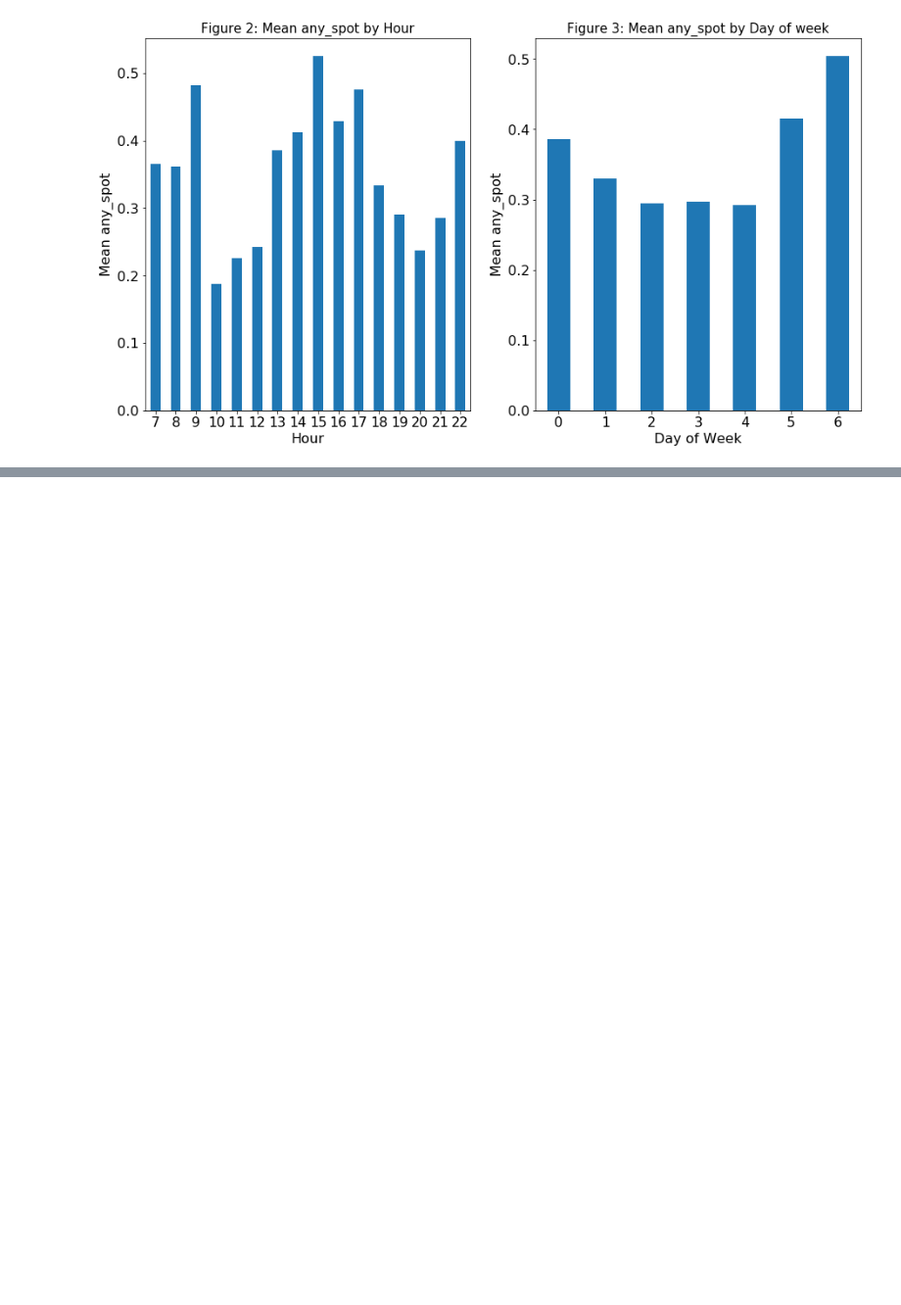
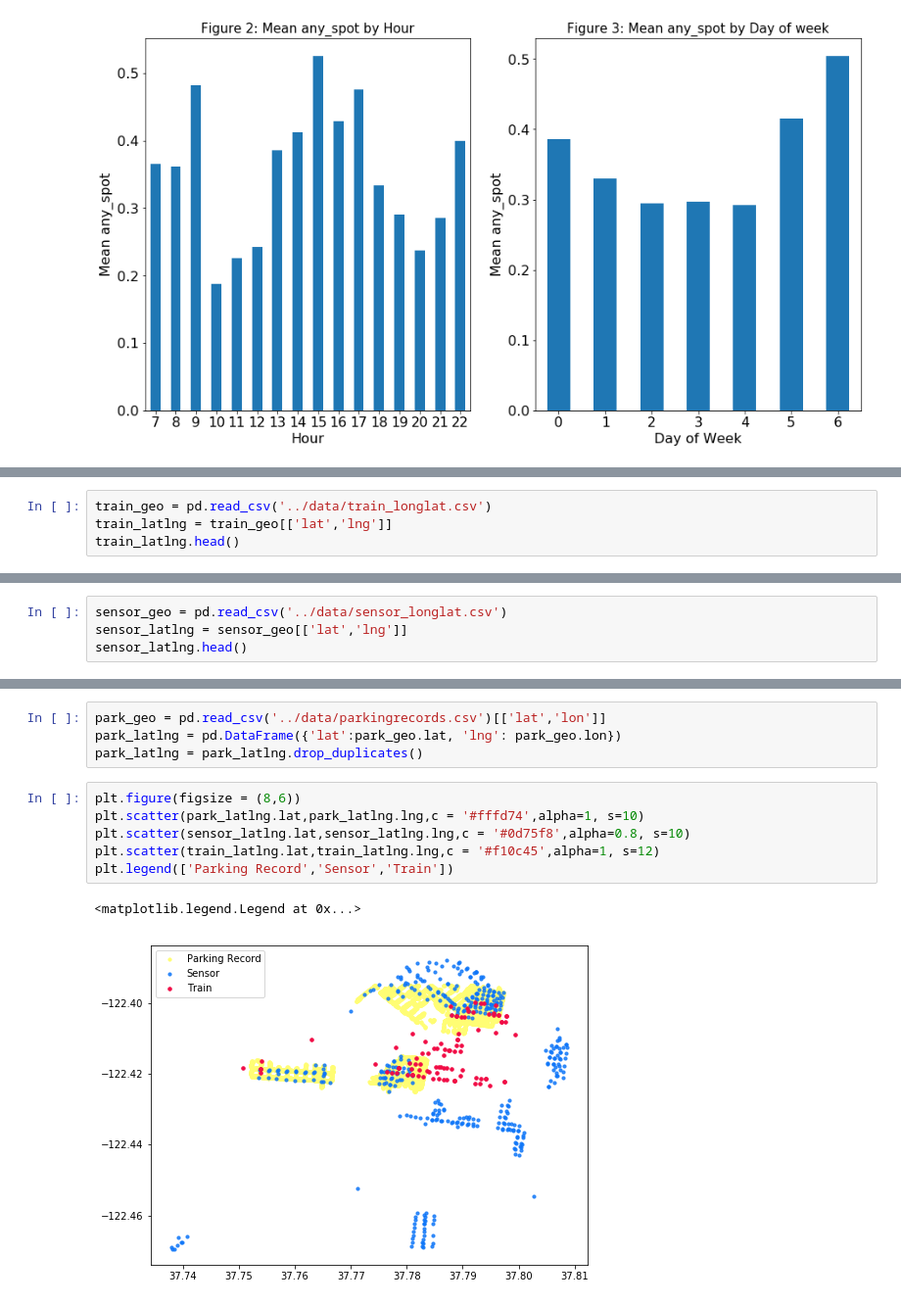
Before and after one commit to dyan10/SF-Parking-prediction-for-Parknav, a Jupyter notebook: Features/EDA.ipynb, the cells around one changed output, grey strips where cells are left out. Shown at 98% size. Cells and saved outputs as stored; diff of their text form; blank space fills up the shorter version.

```diff
--- a/Features/EDA.ipynb
+++ b/Features/EDA.ipynb
@@ -66,0 +69,4 @@ plt.title('Figure 3: Mean any_spot by Day of week', fontsize = 15)
+# %%
+train_geo = pd.read_csv('../data/train_longlat.csv')
+train_latlng = train_geo[['lat','lng']]
+train_latlng.head()
@@ -66,0 +80,4 @@ plt.title('Figure 3: Mean any_spot by Day of week', fontsize = 15)
+# %%
+sensor_geo = pd.read_csv('../data/sensor_longlat.csv')
+sensor_latlng = sensor_geo[['lat','lng']]
+sensor_latlng.head()
@@ -66,0 +91,13 @@ plt.title('Figure 3: Mean any_spot by Day of week', fontsize = 15)
+# %%
+park_geo = pd.read_csv('../data/parkingrecords.csv')[['lat','lon']]
+park_latlng = pd.DataFrame({'lat':park_geo.lat, 'lng': park_geo.lon})
+park_latlng = park_latlng.drop_duplicates()
+# %%
+plt.figure(figsize = (8,6))
+plt.scatter(park_latlng.lat,park_latlng.lng,c = '#fffd74',alpha=1, s=10)
+plt.scatter(sensor_latlng.lat,sensor_latlng.lng,c = '#0d75f8',alpha=0.8, s=10)
+plt.scatter(train_latlng.lat,train_latlng.lng,c = '#f10c45',alpha=1, s=12)
+plt.legend(['Parking Record','Sensor','Train'])
+# %% [output]
+<matplotlib.legend.Legend at 0x...>
+[figure, added]
```
Also changed, not shown: parts of 33 cells of this notebook.
